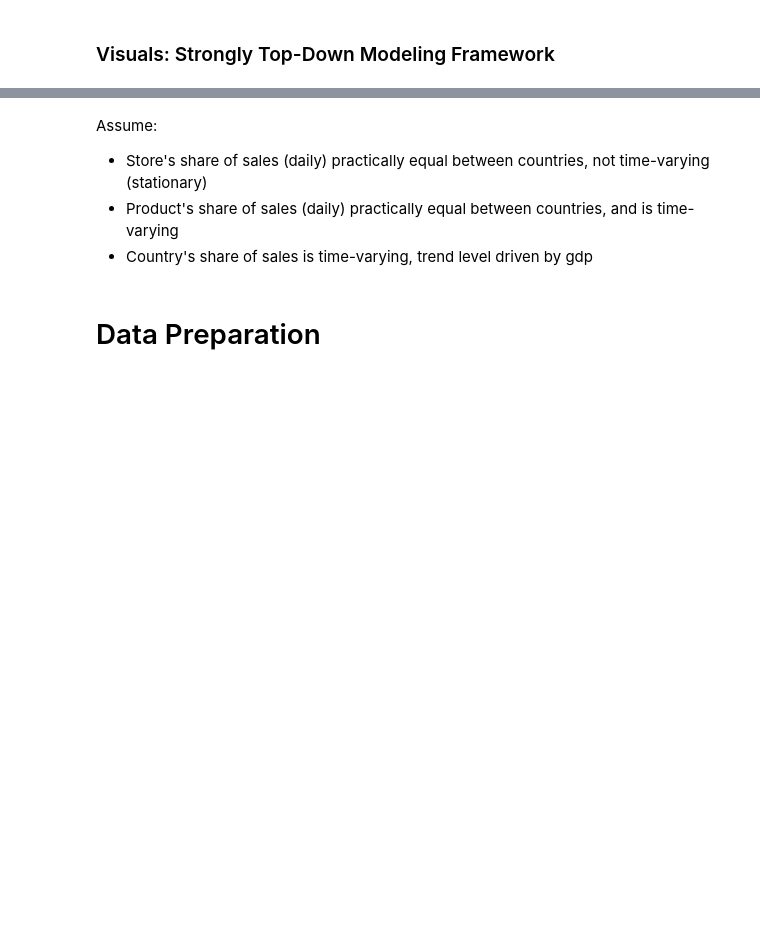
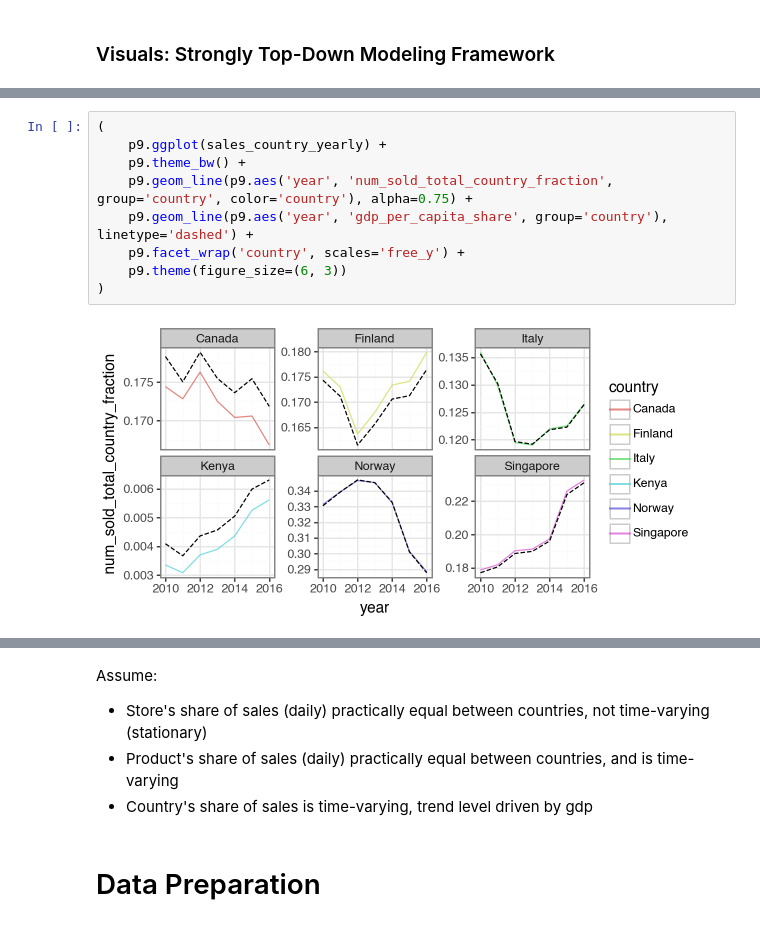
Before and after one commit to abrahamalex13/forecast_stickers_kaggle, a Jupyter notebook: notebooks/eda.ipynb, the cells around one changed output, grey strips where cells are left out. Drawn from its saved outputs; the diff is of its cells as text; blank space fills up the shorter version.

```diff
--- a/notebooks/eda.ipynb
+++ b/notebooks/eda.ipynb
@@ -628,0 +839,11 @@ sales_country_daily = (
+# %%
+(
+    p9.ggplot(sales_country_yearly) +
+    p9.theme_bw() +
+    p9.geom_line(p9.aes('year', 'num_sold_total_country_fraction', group='country', color='country'), alpha=0.75) +
+    p9.geom_line(p9.aes('year', 'gdp_per_capita_share', group='country'), linetype='dashed') +
+    p9.facet_wrap('country', scales='free_y') +
+    p9.theme(figure_size=(6, 3))
+)
+# %% [output]
+[figure, added]
```
Also changed, not shown: parts of 59 cells of this notebook.
